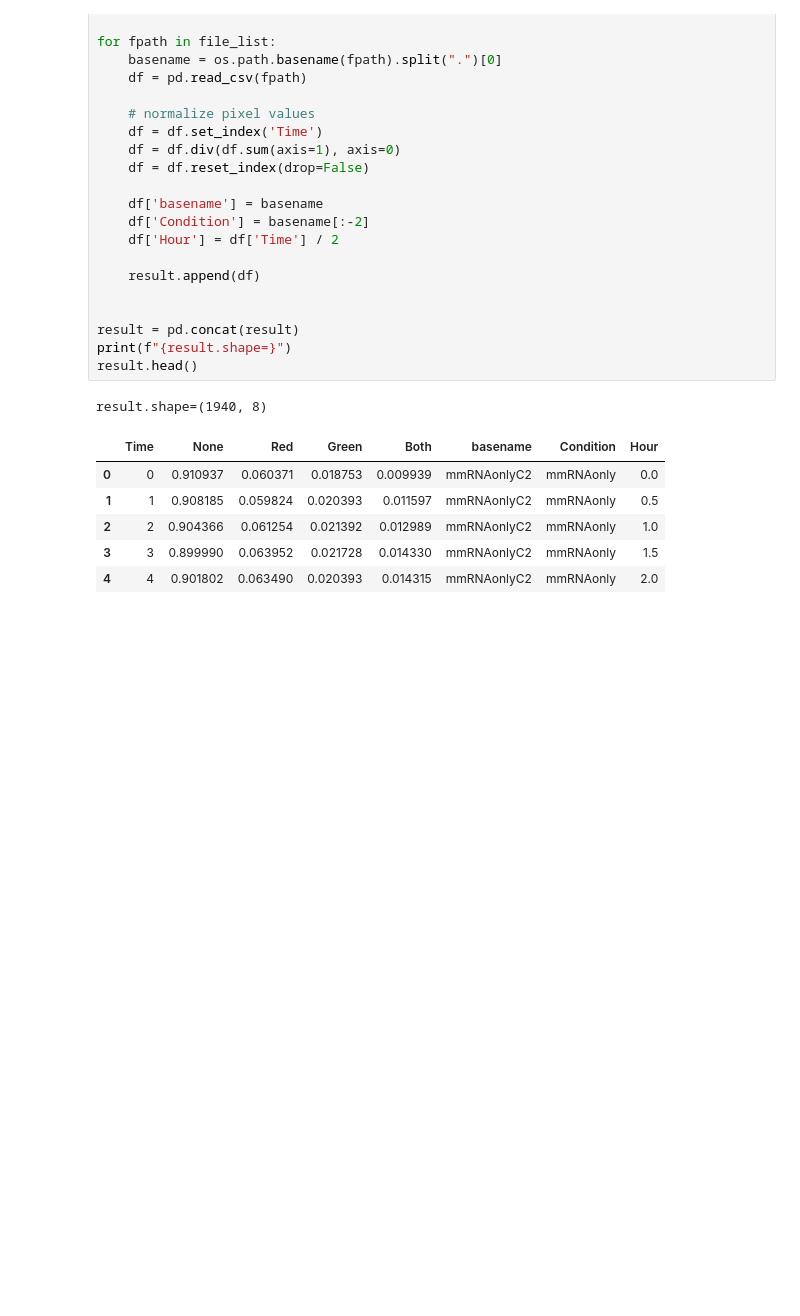
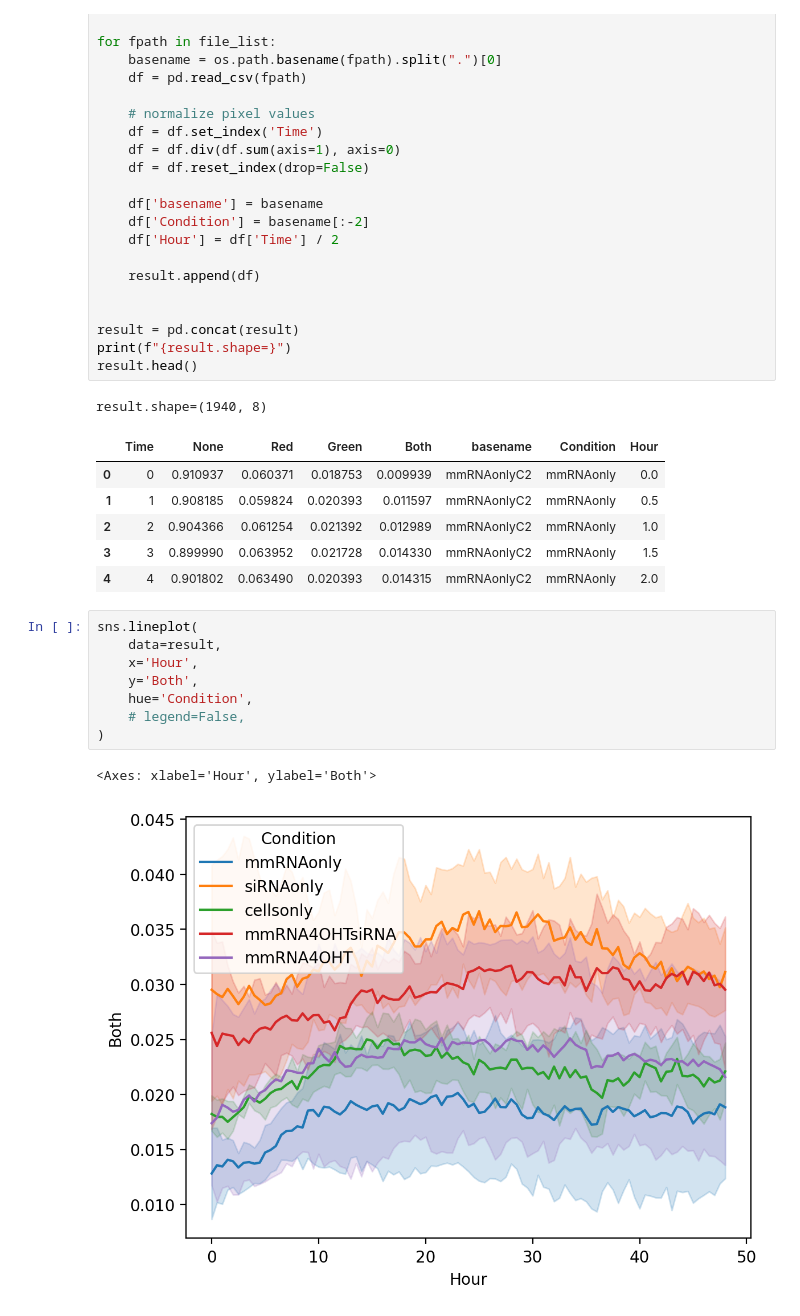
Before and after one commit to CooperStansbury/apollo, a Jupyter notebook: notebooks/example_visualize.ipynb, the cells around one changed output. Cells and saved outputs as stored; diff of their text form; blank space fills up the shorter version.

```diff
--- a/notebooks/example_visualize.ipynb
+++ b/notebooks/example_visualize.ipynb
@@ -93,6 +145,17 @@ result.shape=(1940, 8)
 | 2 | 2 | 0.904366 | 0.061254 | 0.021392 | 0.012989 | mmRNAonlyC2 | mmRNAonly | 1.0 |
 | 3 | 3 | 0.899990 | 0.063952 | 0.021728 | 0.014330 | mmRNAonlyC2 | mmRNAonly | 1.5 |
 | 4 | 4 | 0.901802 | 0.063490 | 0.020393 | 0.014315 | mmRNAonlyC2 | mmRNAonly | 2.0 |
+# %%
+sns.lineplot(
+    data=result,
+    x='Hour',
+    y='Both',
+    hue='Condition',
+    # legend=False,
+)
+# %% [output]
+<Axes: xlabel='Hour', ylabel='Both'>
+[figure, added]
 # %%
 sns.lineplot(
     data=result,
```
Also changed, not shown: parts of 7 cells of this notebook, 5 other files.
